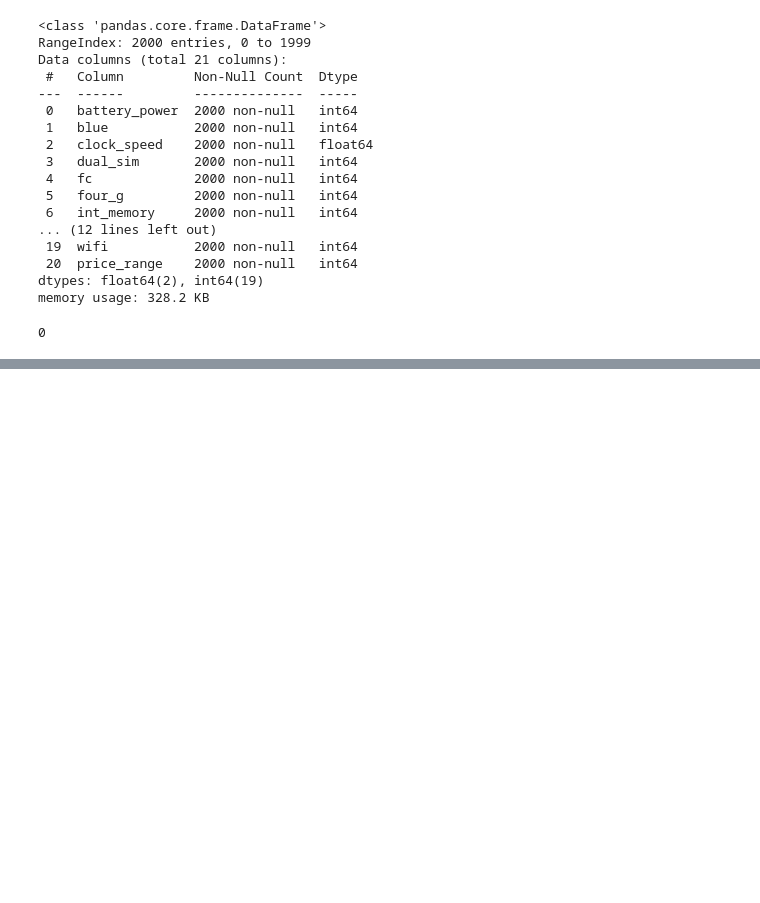
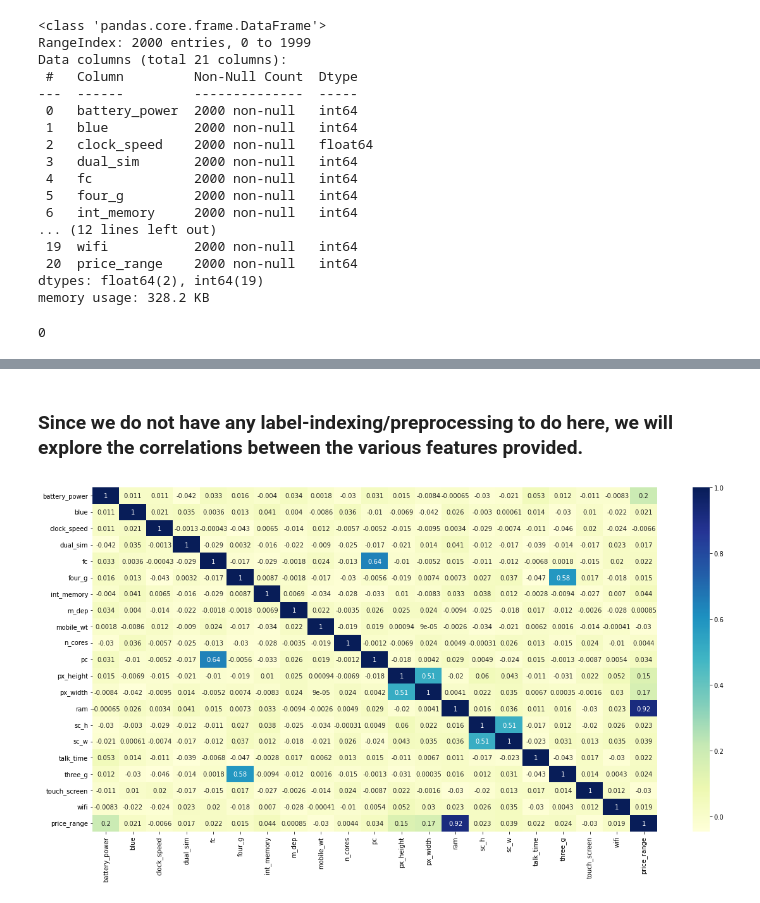
Before and after one commit to sagar2582/Capstone-3-Mobile_Price_Prediction, a Jupyter notebook: Capstone_3_Mobile_Price_Prediction.ipynb, the cells around one changed output, grey strips where cells are left out. Saved outputs shown, nothing was run; the diff lists cells and outputs as text; code cells hidden in the pictures; blank space fills up the shorter version.

```diff
--- a/Capstone_3_Mobile_Price_Prediction.ipynb
+++ b/Capstone_3_Mobile_Price_Prediction.ipynb
@@ -184,0 +230,11 @@ df.describe()
+# %% [markdown]
+### Since we do not have any label-indexing/preprocessing to do here, we will explore the correlations between the various features provided.
+# %%
+# Plotting a heatmap
+
+fig = plt.figure(figsize=(20,10))
+correlation = df.corr()
+sns.heatmap(correlation, annot = True, cmap = "YlGnBu")
+plt.show()
+# %% [output]
+[figure, added]
```
Also changed, not shown: parts of 19 cells of this notebook.
